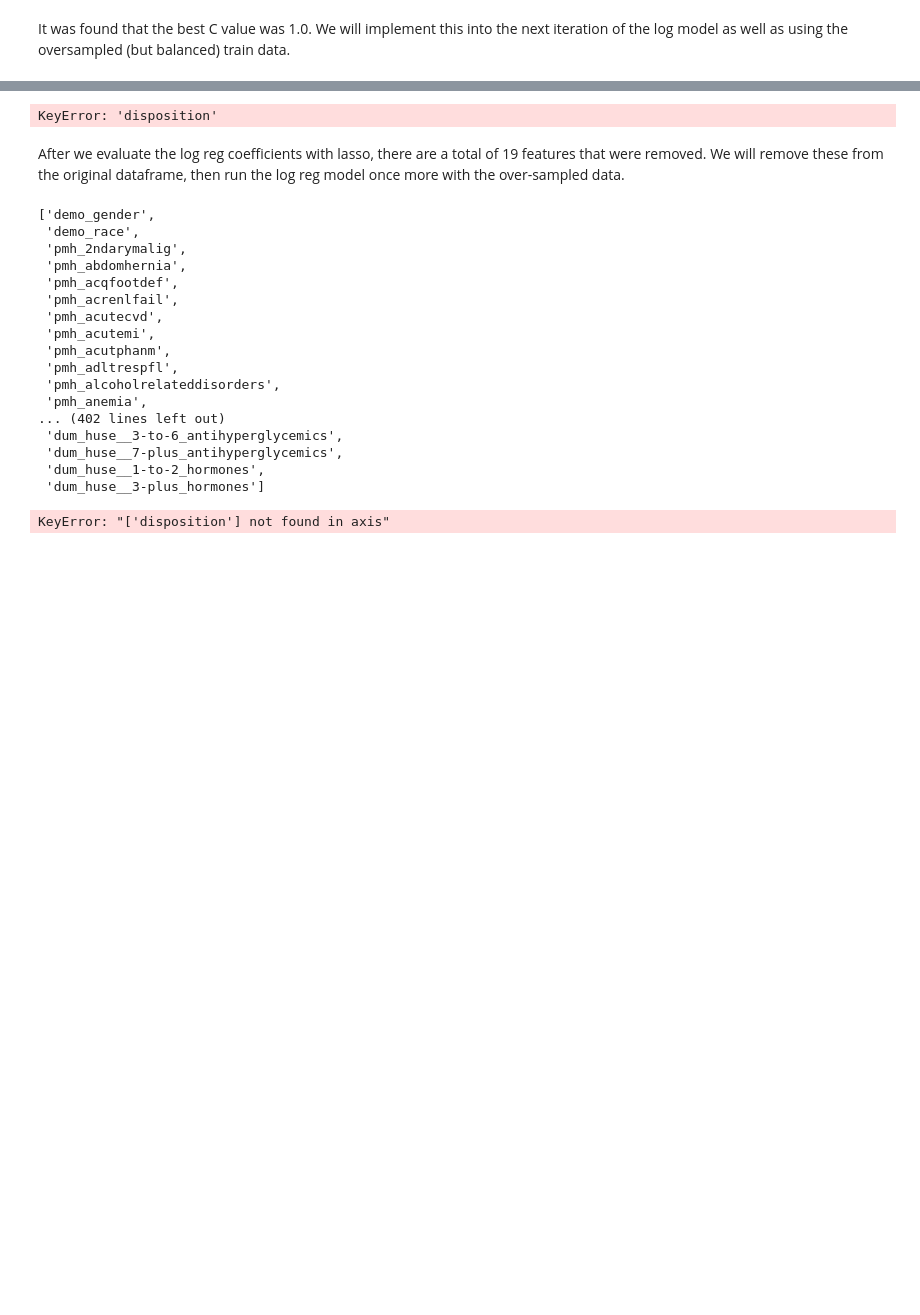
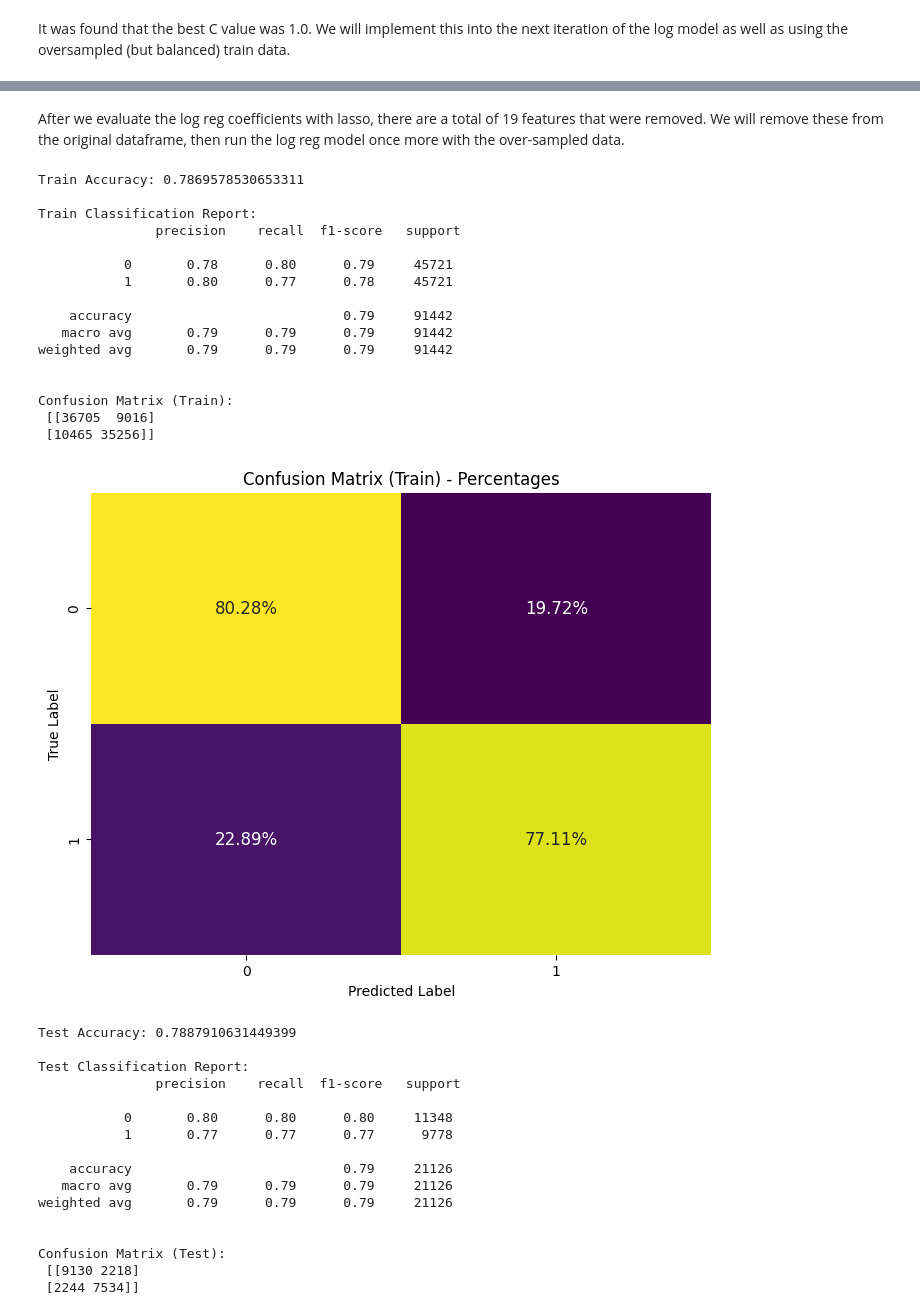
Before and after one commit to lo-klkl/BSTN_Capstone-Diab, a Jupyter notebook: Notebooks/Pt3-Modelling-Pt1.ipynb, the cells around one changed output, grey strips where cells are left out. Drawn from its saved outputs; the diff is of its cells as text; code cells hidden in the pictures; blank space fills up the shorter version.

```diff
--- a/Notebooks/Pt3-Modelling-Pt1.ipynb
+++ b/Notebooks/Pt3-Modelling-Pt1.ipynb
@@ -497,29 +495,5 @@ health_data.shape[1]#columns have been successfully dropped
-# %%
- health_data['disposition'].count()
-# %% [output]
-KeyError: 'disposition'
 # %% [markdown]
 After we evaluate the log reg coefficients with lasso, there are a total of 19 features that were removed. We will remove these from the original dataframe, then run the log reg model once more with the over-sampled data.
-# %%
-health_data.columns.tolist()
-# %% [output]
-['demo_gender',
- 'demo_race',
- 'pmh_2ndarymalig',
- 'pmh_abdomhernia',
- 'pmh_acqfootdef',
- 'pmh_acrenlfail',
- 'pmh_acutecvd',
- 'pmh_acutemi',
- 'pmh_acutphanm',
- 'pmh_adltrespfl',
- 'pmh_alcoholrelateddisorders',
- 'pmh_anemia',
-... (402 lines left out)
- 'dum_huse__3-to-6_antihyperglycemics',
- 'dum_huse__7-plus_antihyperglycemics',
- 'dum_huse__1-to-2_hormones',
- 'dum_huse__3-plus_hormones']
 # %%
 #  Define the features and target variables
 X = health_data.drop(['disposition'], axis=1)
@@ -534,10 +508,10 @@ X_train_oversampled, y_train_oversampled = oversampler.fit_resample(X_train, y_t
 
 # Train your final logistic regression model using the selected features on the training set
 final_logreg_model = LogisticRegression(C = 1.0,max_iter=1000, penalty='l1', solver='liblinear')
-final_logreg_model.fit(X_train_oversampled[:, non_zero_indices_l1], y_train)
+final_logreg_model.fit(X_train_oversampled, y_train_oversampled)
 
 # Make predictions on the training set
-y_train_pred = final_logreg_model.predict(X_train_oversampled[:, non_zero_indices_l1])
+y_train_pred = final_logreg_model.predict(X_train_oversampled)
 
 # Evaluate the model on the training set
 train_accuracy = accuracy_score(y_train_oversampled, y_train_pred)
@@ -563,7 +537,7 @@ plt.ylabel('True Label')
 plt.show()
 
 # Make predictions on the test set
-y_test_pred = final_logreg_model.predict(X_test[:, non_zero_indices_l1])
+y_test_pred = final_logreg_model.predict(X_test)
 
 # Evaluate the model on the test set
 test_accuracy = accuracy_score(y_test, y_test_pred)
@@ -579,32 +553,64 @@ print('\nConfusion Matrix (Test):\n', conf_matrix_test)
 
 # Calculate percentages for the confusion matrix on the test set
 conf_matrix_percent_test = conf_matrix_test / conf_matrix_test.sum(axis=1)[:, np.newaxis]
 
 # Create a heatmap with the percentages for the test set
 plt.figure(figsize=(8, 6))
 sns.heatmap(conf_matrix_percent_test, annot=True, fmt='.2%', cmap='viridis', cbar=False, annot_kws={'size': 12})
 plt.title('Confusion Matrix (Test) - Percentages')
 plt.xlabel('Predicted Label')
 plt.ylabel('True Label')
 plt.show()
 
 # Predict probabilities for ROC curve on the test set
-y_test_prob = final_logreg_model.predict_proba(X_test[:, non_zero_indices_l1])[:, 1]
+y_test_prob = final_logreg_model.predict_proba(X_test)[:, 1]
 
 # Calculate ROC curve on the test set
 fpr, tpr, thresholds = roc_curve(y_test, y_test_prob)
 
 # Calculate AUC score on the test set
 roc_auc = roc_auc_score(y_test, y_test_prob)
 
 # Plot ROC curve on the test set
 plt.figure(figsize=(8, 6))
 plt.plot(fpr, tpr, color='darkorange', lw=2, label='ROC curve (AUC = {:.2f})'.format(roc_auc))
 plt.plot([0, 1], [0, 1], color='navy', lw=2, linestyle='--')
 plt.xlabel('False Positive Rate')
 plt.ylabel('True Positive Rate')
 plt.title('Receiver Operating Characteristic (ROC) Curve - Test Set')
 plt.legend(loc='lower right')
 plt.show()
 # %% [output]
-KeyError: "['disposition'] not found in axis"
+Train Accuracy: 0.7869578530653311
+
+Train Classification Report:
+               precision    recall  f1-score   support
+
+           0       0.78      0.80      0.79     45721
+           1       0.80      0.77      0.78     45721
+
+    accuracy                           0.79     91442
+   macro avg       0.79      0.79      0.79     91442
+weighted avg       0.79      0.79      0.79     91442
+
+
+Confusion Matrix (Train):
+ [[36705  9016]
+ [10465 35256]]
+[figure, added]
+Test Accuracy: 0.7887910631449399
+
+Test Classification Report:
+               precision    recall  f1-score   support
+
+           0       0.80      0.80      0.80     11348
+           1       0.77      0.77      0.77      9778
+
+    accuracy                           0.79     21126
+   macro avg       0.79      0.79      0.79     21126
+weighted avg       0.79      0.79      0.79     21126
+
+
+Confusion Matrix (Test):
+ [[9130 2218]
+ [2244 7534]]
```
Also changed, not shown: parts of 21 cells of this notebook.
